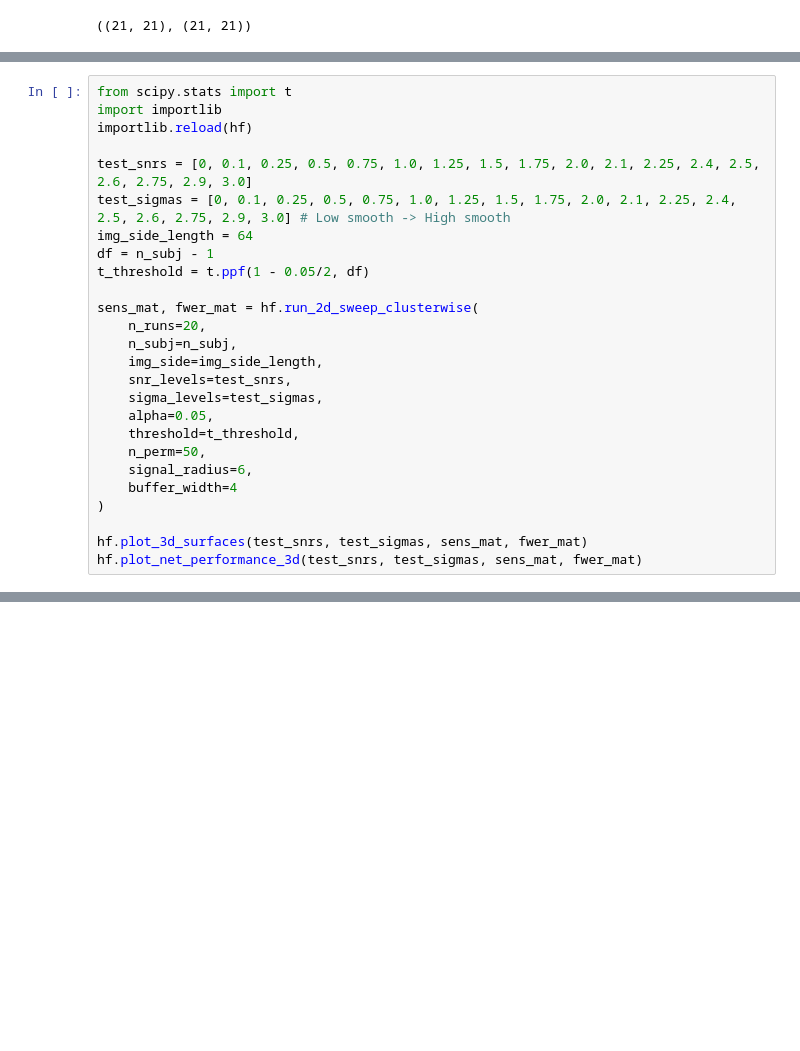
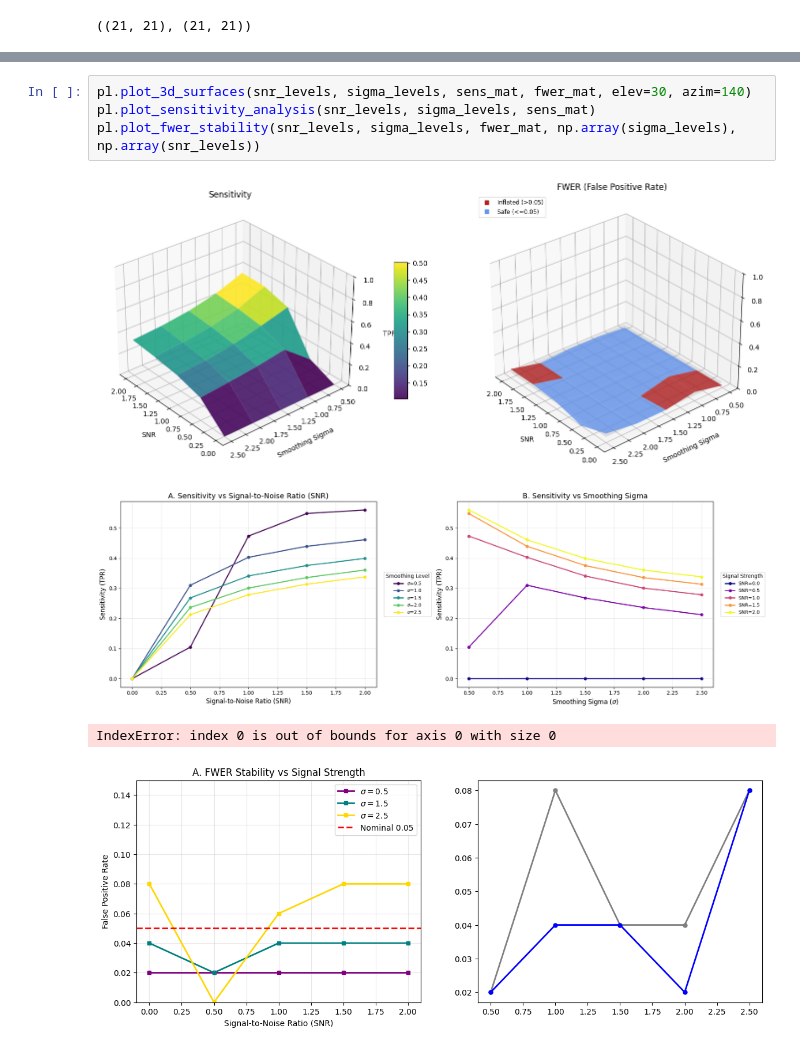
Before and after one commit to lt22412/group_project, a Jupyter notebook: Cluster_wise_permutation/walkthrough.ipynb, the cells around one changed output, grey strips where cells are left out. Cells and saved outputs as stored; diff of their text form; blank space fills up the shorter version.

```diff
--- a/Cluster_wise_permutation/walkthrough.ipynb
+++ b/Cluster_wise_permutation/walkthrough.ipynb
@@ -428,26 +337,0 @@ The main assumtion for this method is the exchagability under the null hypothesi
-# %%
-from scipy.stats import t
-import importlib
-importlib.reload(hf)
-
-test_snrs = [0, 0.1, 0.25, 0.5, 0.75, 1.0, 1.25, 1.5, 1.75, 2.0, 2.1, 2.25, 2.4, 2.5, 2.6, 2.75, 2.9, 3.0]
-test_sigmas = [0, 0.1, 0.25, 0.5, 0.75, 1.0, 1.25, 1.5, 1.75, 2.0, 2.1, 2.25, 2.4, 2.5, 2.6, 2.75, 2.9, 3.0] # Low smooth -> High smooth
-img_side_length = 64
-df = n_subj - 1
-t_threshold = t.ppf(1 - 0.05/2, df)
-
-sens_mat, fwer_mat = hf.run_2d_sweep_clusterwise(
-    n_runs=20,
-    n_subj=n_subj,
-    img_side=img_side_length,
-    snr_levels=test_snrs,
-    sigma_levels=test_sigmas,
-    alpha=0.05,
-    threshold=t_threshold,
-    n_perm=50,
-    signal_radius=6,
-    buffer_width=4
-)
-
-hf.plot_3d_surfaces(test_snrs, test_sigmas, sens_mat, fwer_mat)
-hf.plot_net_performance_3d(test_snrs, test_sigmas, sens_mat, fwer_mat)
@@ -453,0 +551,9 @@ hf.plot_net_performance_3d(test_snrs, test_sigmas, sens_mat, fwer_mat)
+# %%
+pl.plot_3d_surfaces(snr_levels, sigma_levels, sens_mat, fwer_mat, elev=30, azim=140)
+pl.plot_sensitivity_analysis(snr_levels, sigma_levels, sens_mat)
+pl.plot_fwer_stability(snr_levels, sigma_levels, fwer_mat, np.array(sigma_levels), np.array(snr_levels))
+# %% [output]
+[figure, added]
+[figure, added]
+IndexError: index 0 is out of bounds for axis 0 with size 0
+[figure, added]
```
Also changed, not shown: parts of 29 cells of this notebook, 1 other file.
